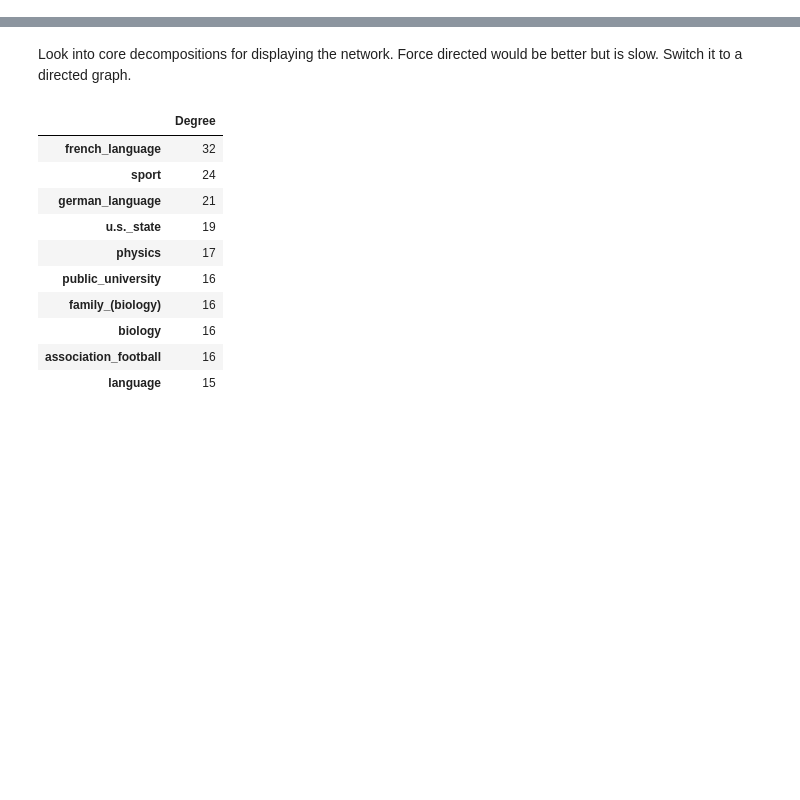
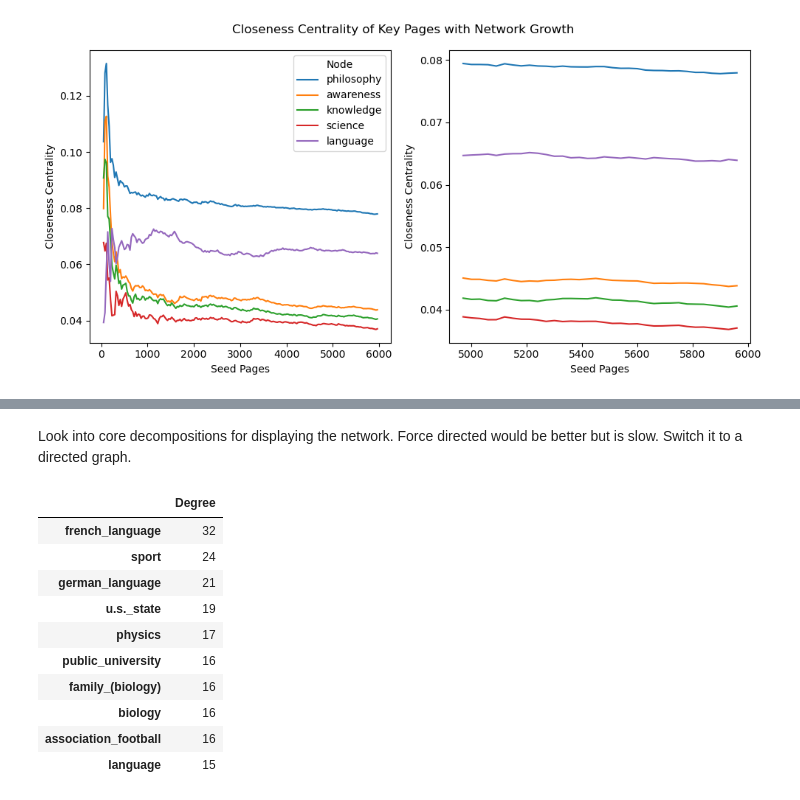
Before and after one commit to austinbarish/645-final-project, a Jupyter notebook: EDA.ipynb, the cells around one changed output, grey strips where cells are left out. Cells and saved outputs as stored; diff of their text form; code cells hidden in the pictures; blank space fills up the shorter version.

```diff
--- a/EDA.ipynb
+++ b/EDA.ipynb
@@ -340,0 +500,8 @@ sns.lineplot(convergence_df, x="iteration", y="avg_dist_from_phil")
+# %%
+# Reading the data in
+first_link_path = './data/first-links.gml'
+G = nx.read_gml(first_link_path)
+
+convergence_df = pd.read_csv("./data/convergence_data.csv")
+convergence_df.pop("Unnamed: 0")
+convergence_df.head()
@@ -340,0 +515,5 @@ sns.lineplot(convergence_df, x="iteration", y="avg_dist_from_phil")
+# %%
+total_iterations = max(convergence_df['iteration'])
+last_1000_iterations = convergence_df[convergence_df["iteration"] >= total_iterations - 1000]
+last_1000_iterations.reset_index(inplace=True)
+last_1000_iterations.head()
@@ -340,0 +527,17 @@ sns.lineplot(convergence_df, x="iteration", y="avg_dist_from_phil")
+# %%
+import seaborn as sns
+fig, (ax1, ax2) = plt.subplots(1, 2, figsize=(10, 5))
+sns.lineplot(convergence_df, x="iteration", y="closeness_centrality", hue="node", ax=ax1)
+ax1.set_ylabel("Closeness Centrality")
+ax1.set_xlabel("Seed Pages")
+legend = ax1.legend()
+legend.set_title("Node")
+
+sns.lineplot(last_1000_iterations, x="iteration", y="closeness_centrality", hue="node", ax=ax2, legend=False)
+ax2.set_ylabel("Closeness Centrality")
+ax2.set_xlabel("Seed Pages")
+
+plt.suptitle("Closeness Centrality of Key Pages with Network Growth")
+plt.tight_layout()
+# %% [output]
+[figure, added]
```
Also changed, not shown: parts of 48 cells of this notebook.
